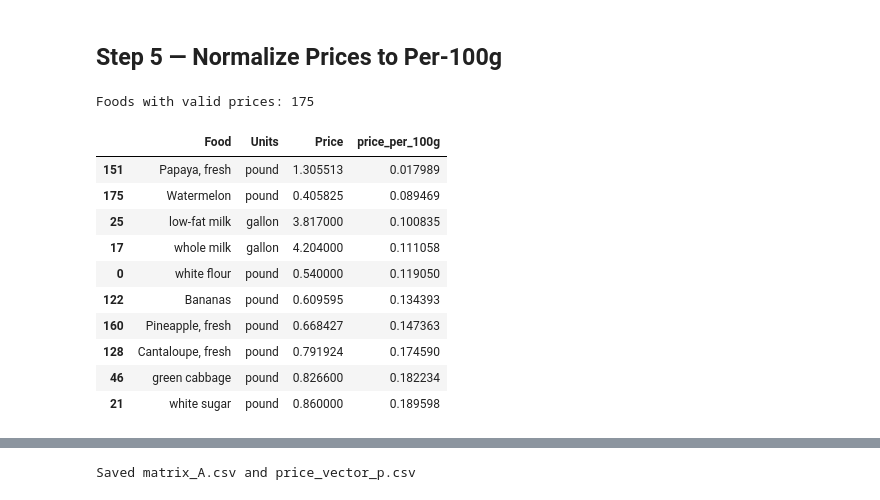
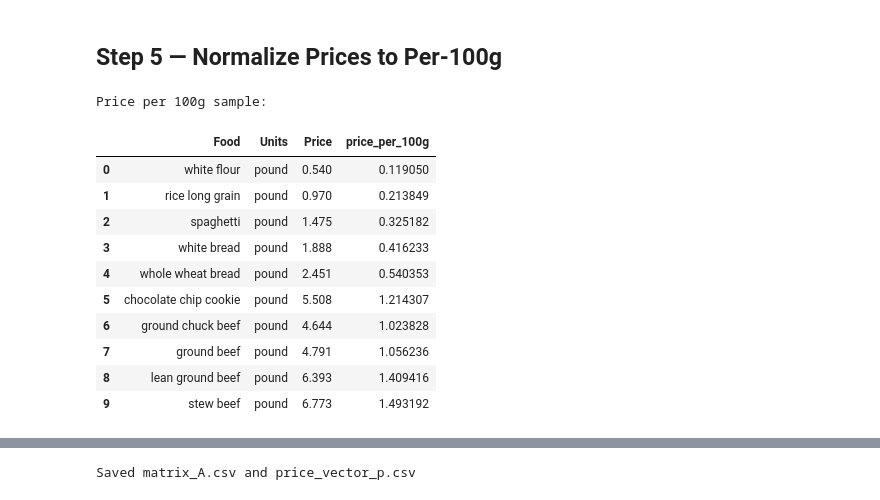
Before and after one commit to melon0420/Justus-von-Liebig, a Jupyter notebook: nutrient_mapping.ipynb, the cells around one changed output, grey strips where cells are left out. Drawn from its saved outputs; the diff is of its cells as text; code cells hidden in the pictures.

```diff
--- a/nutrient_mapping.ipynb
+++ b/nutrient_mapping.ipynb
@@ -130,0 +248,23 @@ Foods successfully merged: 176
+# %%
+def final_match(row):
+    name = row['Food_clean']
+    # Check manual fixes first
+    if name in manual_fixes:
+        return manual_fixes[name]
+    # Fallback: difflib fuzzy match for anything not in manual fixes
+    matches = difflib.get_close_matches(name, nutrients['Ingredient_clean'].tolist(), n=1, cutoff=0.6)
+    if matches:
+        return nut_lookup[matches[0]]
+    return None
+
+foods['Matched_Desc'] = foods.apply(final_match, axis=1)
+
+# Show any unmatched rows
+unmatched = foods[foods['Matched_Desc'].isnull()]
+if len(unmatched) > 0:
+    print(f'Warning: {len(unmatched)} unmatched foods:')
+    print(unmatched[['Food']].to_string())
+else:
+    print(f'All {len(foods)} foods matched!')
+
+foods[['Food', 'Matched_Desc']].head(20)
@@ -131,39 +303,33 @@ Foods successfully merged: 176
 # %% [markdown]
 ## Step 5 — Normalize Prices to Per-100g
 # %%
-unit_to_grams = {
+unit_map = {
     'pound'  : 453.592,
     'pound ' : 453.592,
     'oz'     : 28.3495,
     'gallon' : 3785.41,
     'egg'    : 50.0,
 }
 
-def price_per_100g(row):
-    unit  = str(row['Units']).strip().lower()
-    qty   = row['Quantity']
-    price = row['Price']
-    grams = unit_to_grams.get(unit, None)
-    if grams is None:
-        return None
-    return (price / (qty * grams)) * 100
+def get_price_per_100g(row):
+    unit  = str(row['Units']).lower().strip()
+    grams = unit_map.get(unit, 453.592)  # default to pound if unknown
+    return (row['Price'] / (row['Quantity'] * grams)) * 100
 
-merged['price_per_100g'] = merged.apply(price_per_100g, axis=1)
-merged = merged.dropna(subset=['price_per_100g'])
-merged = merged.sort_values('price_per_100g').drop_duplicates(subset='Food')
+foods['price_per_100g'] = foods.apply(get_price_per_100g, axis=1)
 
-print(f'Foods with valid prices: {len(merged)}')
-merged[['Food', 'Units', 'Price', 'price_per_100g']].head(10)
+print('Price per 100g sample:')
+foods[['Food', 'Units', 'Price', 'price_per_100g']].head(10)
 # %% [output]
-Foods with valid prices: 175
+Price per 100g sample:
 |  | Food | Units | Price | price_per_100g |
-| 151 | Papaya, fresh | pound | 1.305513 | 0.017989 |
-| 175 | Watermelon | pound | 0.405825 | 0.089469 |
-| 25 | low-fat milk | gallon | 3.817000 | 0.100835 |
-| 17 | whole milk | gallon | 4.204000 | 0.111058 |
-| 0 | white flour | pound | 0.540000 | 0.119050 |
-| 122 | Bananas | pound | 0.609595 | 0.134393 |
-| 160 | Pineapple, fresh | pound | 0.668427 | 0.147363 |
-| 128 | Cantaloupe, fresh | pound | 0.791924 | 0.174590 |
-| 46 | green cabbage | pound | 0.826600 | 0.182234 |
-| 21 | white sugar | pound | 0.860000 | 0.189598 |
+| 0 | white flour | pound | 0.540 | 0.119050 |
+| 1 | rice long grain | pound | 0.970 | 0.213849 |
+| 2 | spaghetti | pound | 1.475 | 0.325182 |
+| 3 | white bread | pound | 1.888 | 0.416233 |
+| 4 | whole wheat bread | pound | 2.451 | 0.540353 |
+| 5 | chocolate chip cookie | pound | 5.508 | 1.214307 |
+| 6 | ground chuck beef | pound | 4.644 | 1.023828 |
+| 7 | ground beef | pound | 4.791 | 1.056236 |
+| 8 | lean ground beef | pound | 6.393 | 1.409416 |
+| 9 | stew beef | pound | 6.773 | 1.493192 |
```
Also changed, not shown: parts of 20 cells of this notebook, 7 other files.
